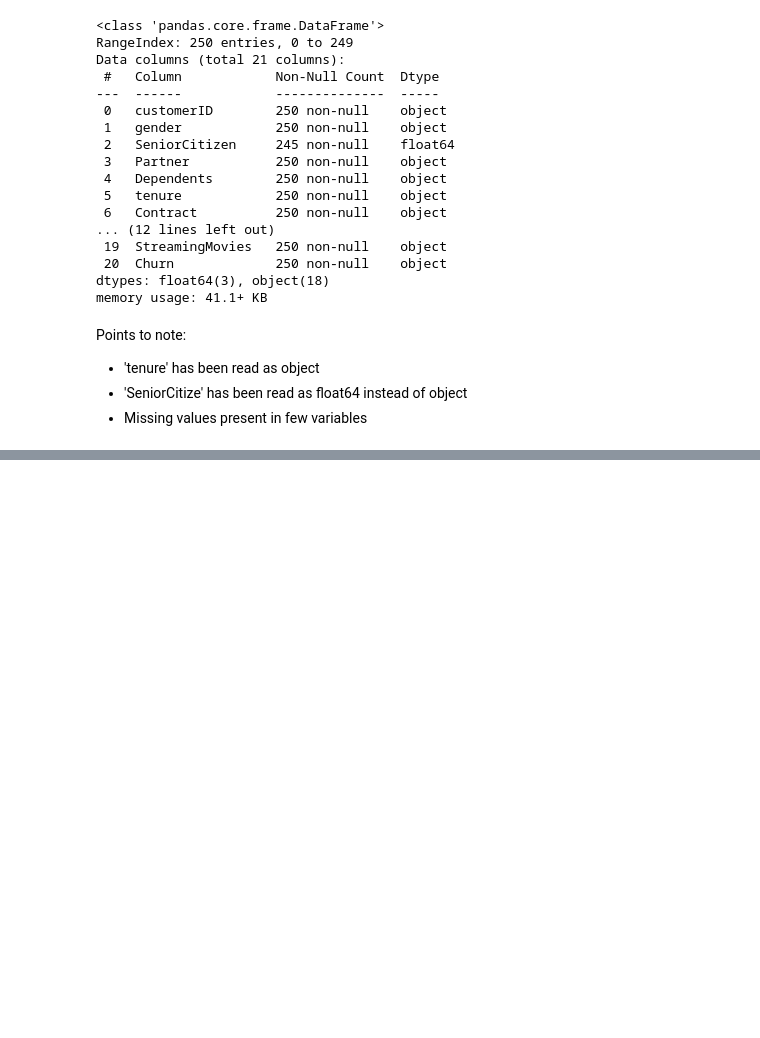
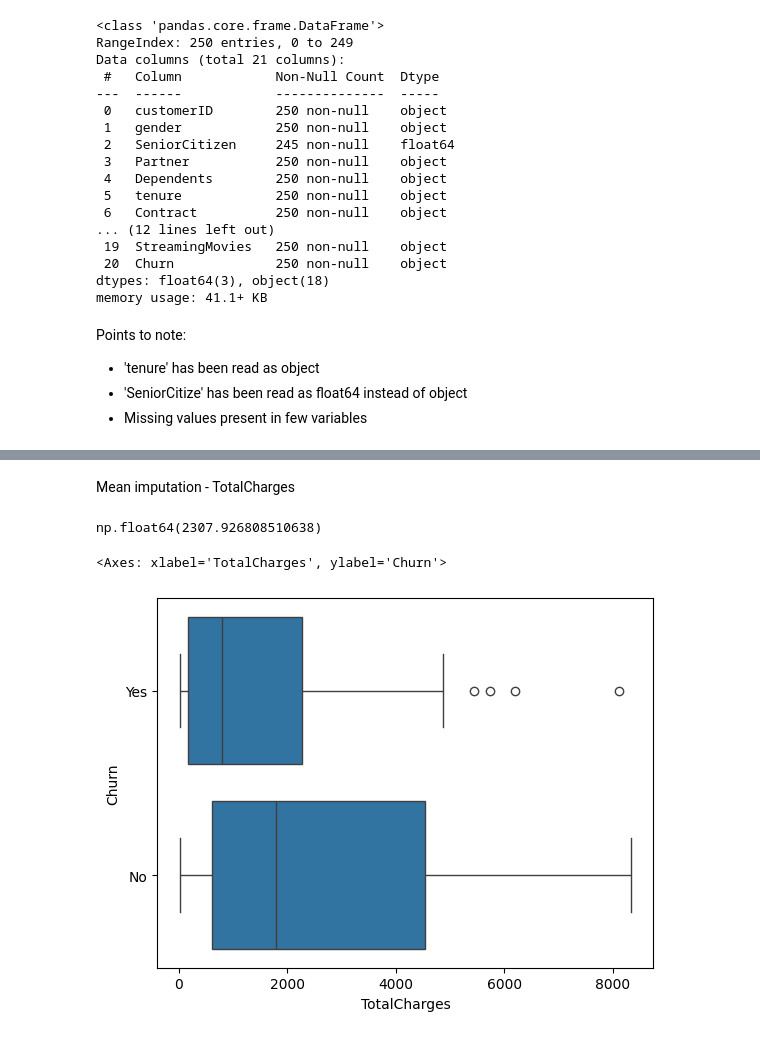
Before and after one commit to Heet06/MLUP001, a Jupyter notebook: Week-4/data_preparation.ipynb, the cells around one changed output, grey strips where cells are left out. Saved outputs shown, nothing was run; the diff lists cells and outputs as text; code cells hidden in the pictures; blank space fills up the shorter version.

```diff
--- a/Week-4/data_preparation.ipynb
+++ b/Week-4/data_preparation.ipynb
@@ -169,0 +507,4 @@ np.unique(churn['tenure'], return_counts=True)
+# %%
+churn1['SeniorCitizen'].fillna(churn1['SeniorCitizen'].mode()[0], inplace = True)
+
+churn1.SeniorCitizen.isnull().sum()
@@ -169,0 +535,11 @@ np.unique(churn['tenure'], return_counts=True)
+# %% [markdown]
+Mean imputation - TotalCharges
+# %%
+churn1['TotalCharges'].mean()
+# %% [output]
+np.float64(2307.926808510638)
+# %%
+sns.boxplot(x= churn1['TotalCharges'], y = churn1['Churn'])
+# %% [output]
+<Axes: xlabel='TotalCharges', ylabel='Churn'>
+[figure, added]
```
Also changed, not shown: parts of 53 cells of this notebook.
